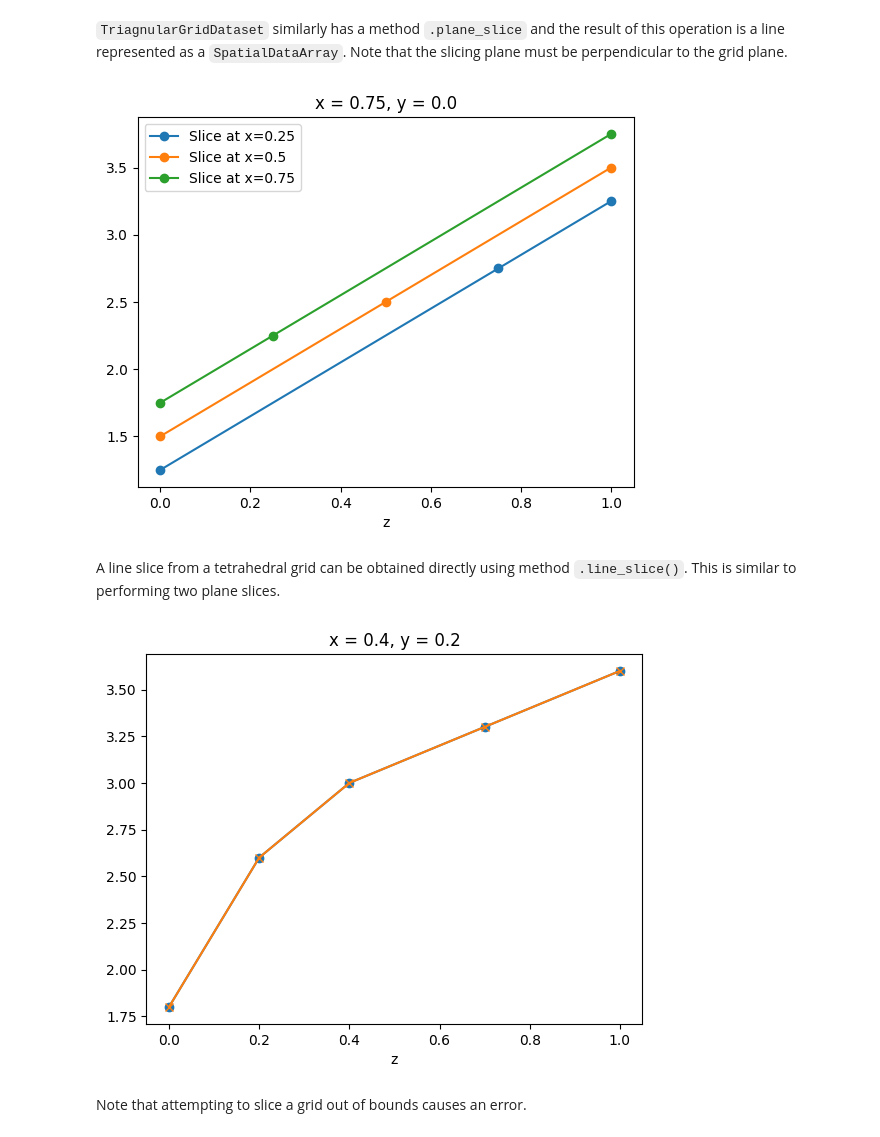
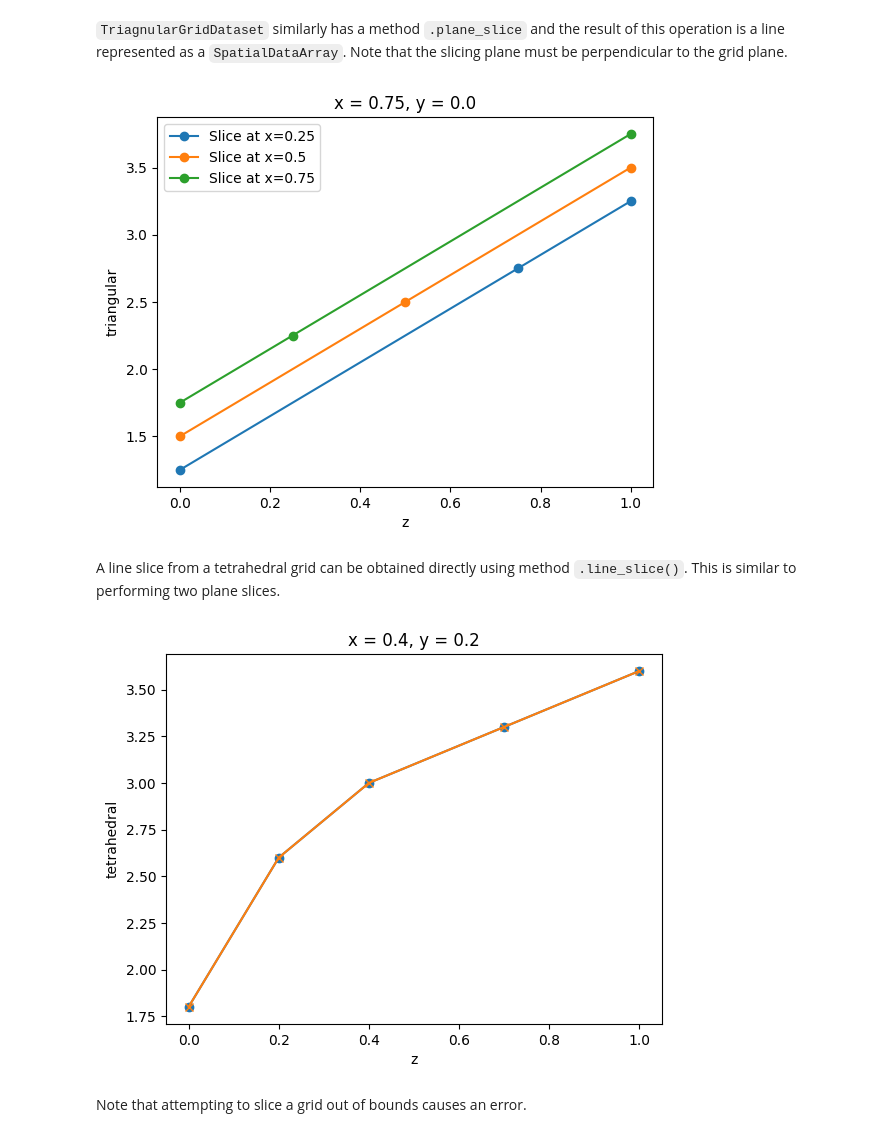
Before and after one commit to flexcompute-readthedocs/tidy3d-docs, a Jupyter notebook: docs/source/notebooks/UnstructuredData.ipynb, the cells around one changed output. Drawn from its saved outputs; the diff is of its cells as text; code cells hidden in the pictures.

```diff
--- a/docs/source/notebooks/UnstructuredData.ipynb
+++ b/docs/source/notebooks/UnstructuredData.ipynb
@@ -14,7 +14,7 @@ Let us create a simple instances of both classes.
 # %%
 tri_grid_points = td.PointDataArray(
     [[0.0, 0.0], [1.0, 0.0], [0.0, 1.0], [1.0, 1.0]],
-    coords=dict(index=np.arange(4), axis=np.arange(2)),
+    dims=["index", "axis"],
 )
 
 tri_grid_cells = td.CellDataArray(
@@ -23,7 +23,7 @@ tri_grid_cells = td.CellDataArray(
 )
 
 tri_grid_values = td.IndexedDataArray(
-    [1.0, 2.0, 3.0, 4.0], coords=dict(index=np.arange(4)),
+    [1.0, 2.0, 3.0, 4.0], coords=dict(index=np.arange(4)), name="triangular"
 )
 
 tri_grid = td.TriangularGridDataset(
@@ -96,26 +117,30 @@ plt.show()
 # %%
 _, ax = plt.subplots(1, 1)
 
 for x_pos in [0.25, 0.5, 0.75]:
     tri_grid_slice = tri_grid.plane_slice(axis=0, pos=x_pos)
+    assert tri_grid_slice.name == tri_grid.name
     tri_grid_slice.plot(ax=ax, marker='o', label=f"Slice at x={x_pos}")
 
 plt.legend()
 plt.show()
 # %% [output]
-[figure, old version]
+[figure, new version]
 # %% [markdown]
 A line slice from a tetrahedral grid can be obtained directly using method `.line_slice()`. This is similar to performing two plane slices.
 # %%
 tet_grid_line_slice = tet_grid.line_slice(axis=2, pos=[0.4, 0.2, 0])
 tet_grid_line_slice2 = tet_grid.plane_slice(axis=0, pos=0.4).plane_slice(axis=1, pos=0.2)
+
+assert tet_grid_line_slice.name == tet_grid.name
+assert tet_grid_line_slice2.name == tet_grid.name
 
 _, ax = plt.subplots(1, 1)
 tet_grid_line_slice.plot(ax=ax, marker='o')
 tet_grid_line_slice2.plot(ax=ax, marker='x')
 plt.show()
 # %% [output]
-[figure, old version]
+[figure, new version]
 # %% [markdown]
 Note that attempting to slice a grid out of bounds causes an error.
 # %%
```
Also changed, not shown: parts of 20 cells of this notebook, 2 other files.
